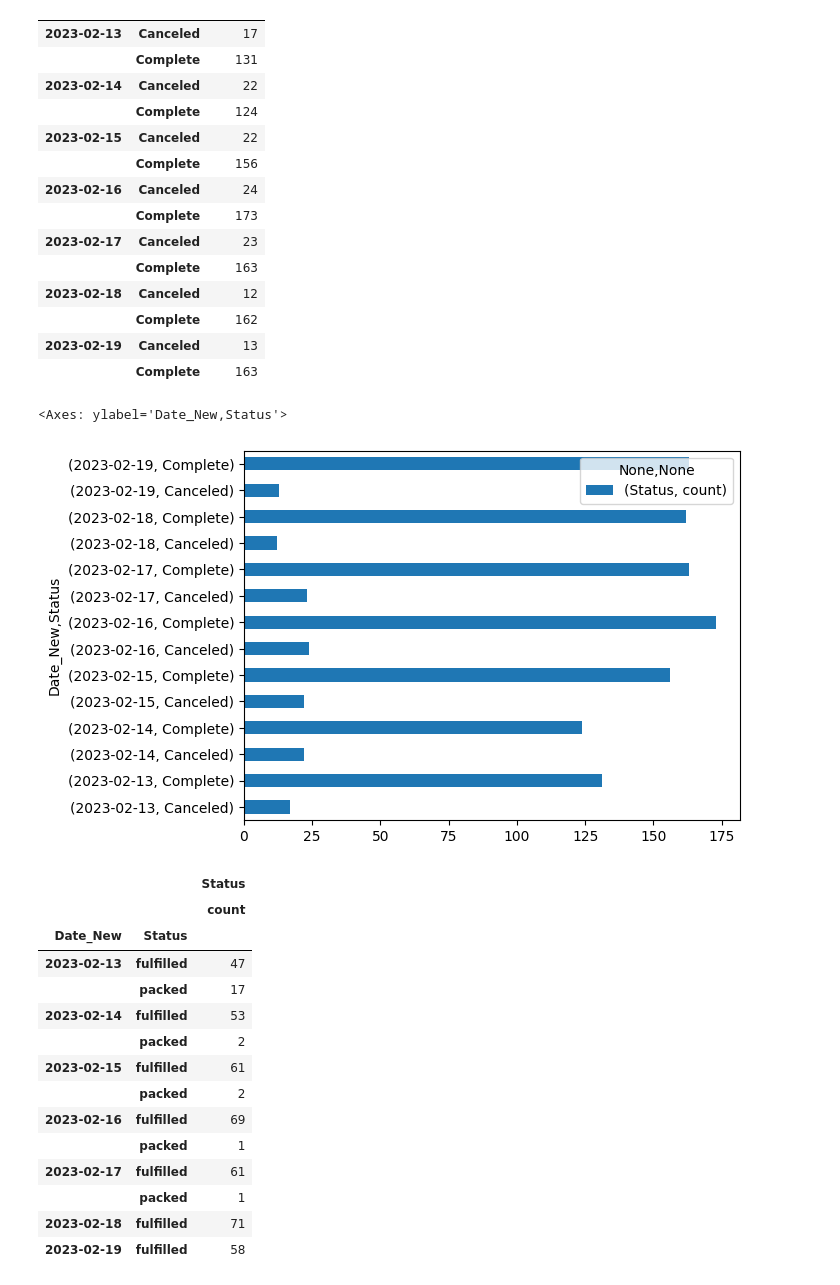
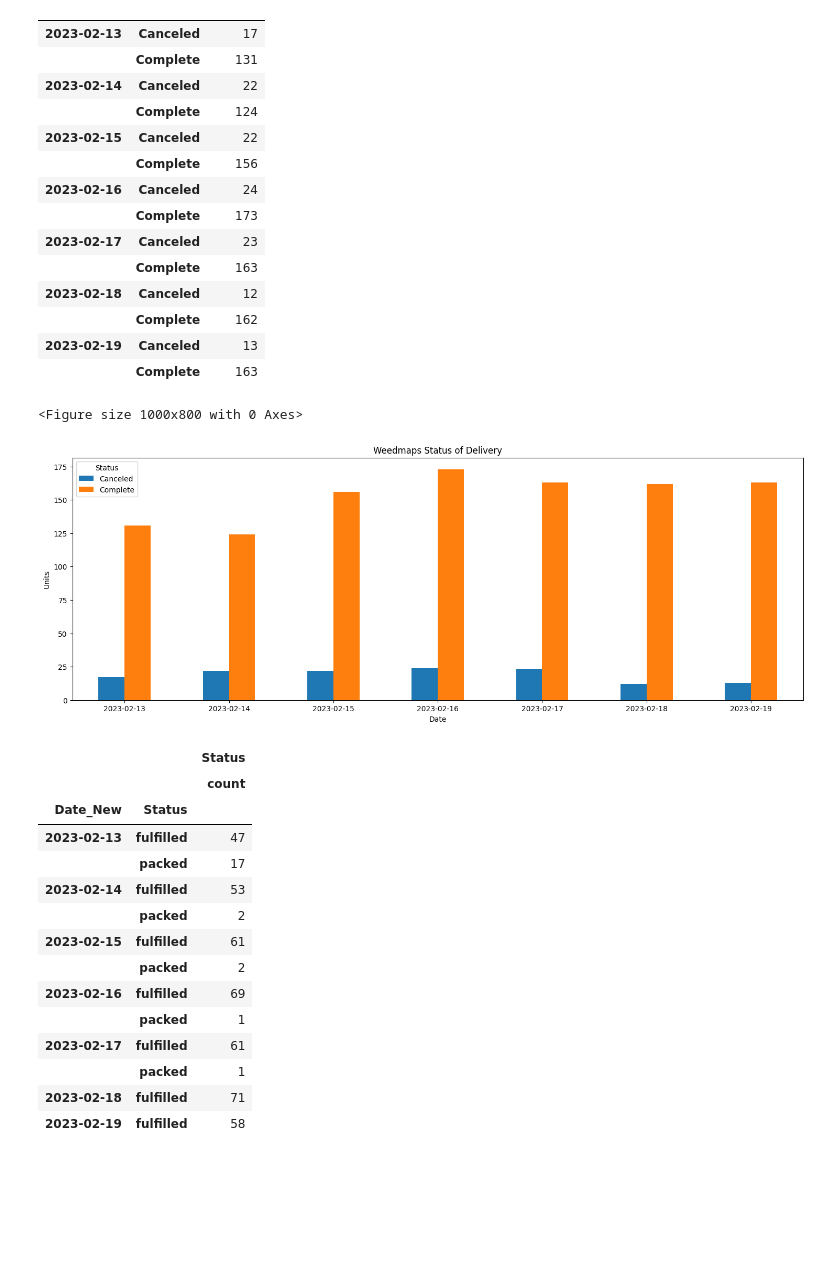
Before and after one commit to jhenac/fuego-data-analysis, a Jupyter notebook: fuego_networx.ipynb, the cells around one changed output. Cells and saved outputs as stored; diff of their text form; code cells hidden in the pictures; blank space fills up the shorter version.

Commit message:
Updated visualizations.

```diff
--- a/fuego_networx.ipynb
+++ b/fuego_networx.ipynb
@@ -194,11 +195,18 @@ df_weedmaps.groupby(['Date_New', 'Status']).agg({'Status': ['count']})
 |  | Complete | 163 |
 # %%
 df_weedmaps_status = df_weedmaps.groupby(['Date_New', 'Status']).agg({'Status': ['count']})
-# %%
-df_weedmaps_status.plot(kind='barh')
-# %% [output]
-<Axes: ylabel='Date_New,Status'>
-[figure, removed]
+# %%
+df = df_weedmaps.groupby(['Date_New', 'Status']).aggregate({'Order ID': 'count'})
+df = df.pivot_table(index='Date_New', columns='Status', values='Order ID')
+
+plt.figure(figsize=(10,8))
+df.plot.bar(figsize=(18,6), xlabel='Date', ylabel='Units')
+plt.xticks(rotation=0)
+plt.title('Weedmaps Status of Delivery')
+plt.show()
+# %% [output]
+<Figure size 1000x800 with 0 Axes>
+[figure, added]
 # %%
 df_meadow['Date'] = pd.to_datetime(df_meadow['Date'])
 df_meadow['Date_New'] = df_meadow['Date'].dt.date
```
Also changed, not shown: parts of 3 cells of this notebook.
